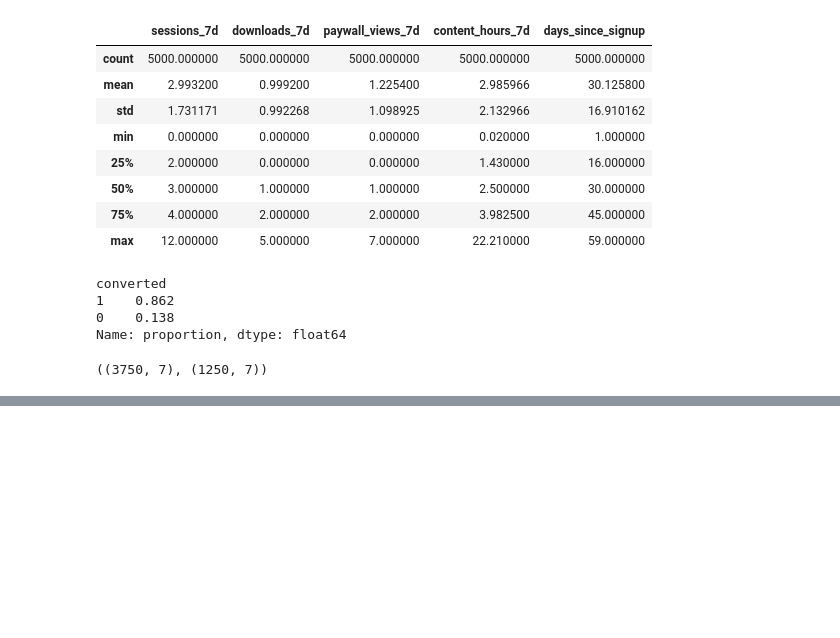
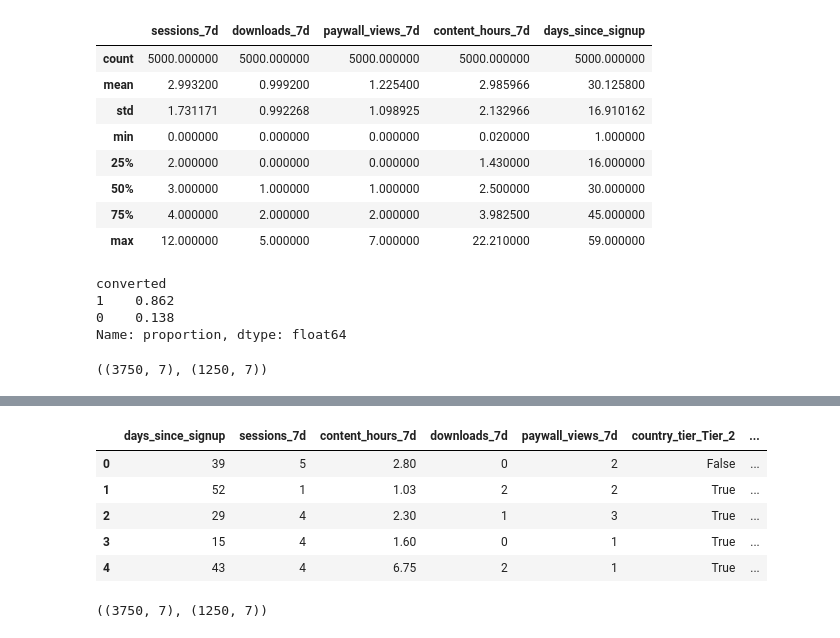
Before and after one commit to diegogallegof/ai-product-portfolio, a Jupyter notebook: 01_user_conversion/notebooks/01_eda_synthetic_data.ipynb, the cells around one changed output, grey strips where cells are left out. Saved outputs shown, nothing was run; the diff lists cells and outputs as text; code cells hidden in the pictures; blank space fills up the shorter version.

```diff
--- a/01_user_conversion/notebooks/01_eda_synthetic_data.ipynb
+++ b/01_user_conversion/notebooks/01_eda_synthetic_data.ipynb
@@ -196,0 +285,27 @@ X_train.shape, X_test.shape
+# %%
+X = df.drop(columns=["converted"])
+y = df["converted"]
+# %%
+X_encoded = pd.get_dummies(X, columns=["country_tier"], drop_first=True)
+X_encoded.head()
+# %% [output]
+|  | days_since_signup | sessions_7d | content_hours_7d | downloads_7d | paywall_views_7d | country_tier_Tier_2 | ... |
+| 0 | 39 | 5 | 2.80 | 0 | 2 | False | ... |
+| 1 | 52 | 1 | 1.03 | 2 | 2 | True | ... |
+| 2 | 29 | 4 | 2.30 | 1 | 3 | True | ... |
+| 3 | 15 | 4 | 1.60 | 0 | 1 | True | ... |
+| 4 | 43 | 4 | 6.75 | 2 | 1 | True | ... |
+# %%
+from sklearn.model_selection import train_test_split
+
+X_train, X_test, y_train, y_test = train_test_split(
+    X_encoded,
+    y,
+    test_size=0.25,
+    random_state=42,
+    stratify=y
+)
+
+X_train.shape, X_test.shape
+# %% [output]
+((3750, 7), (1250, 7))
```
Also changed, not shown: parts of 9 cells of this notebook.
